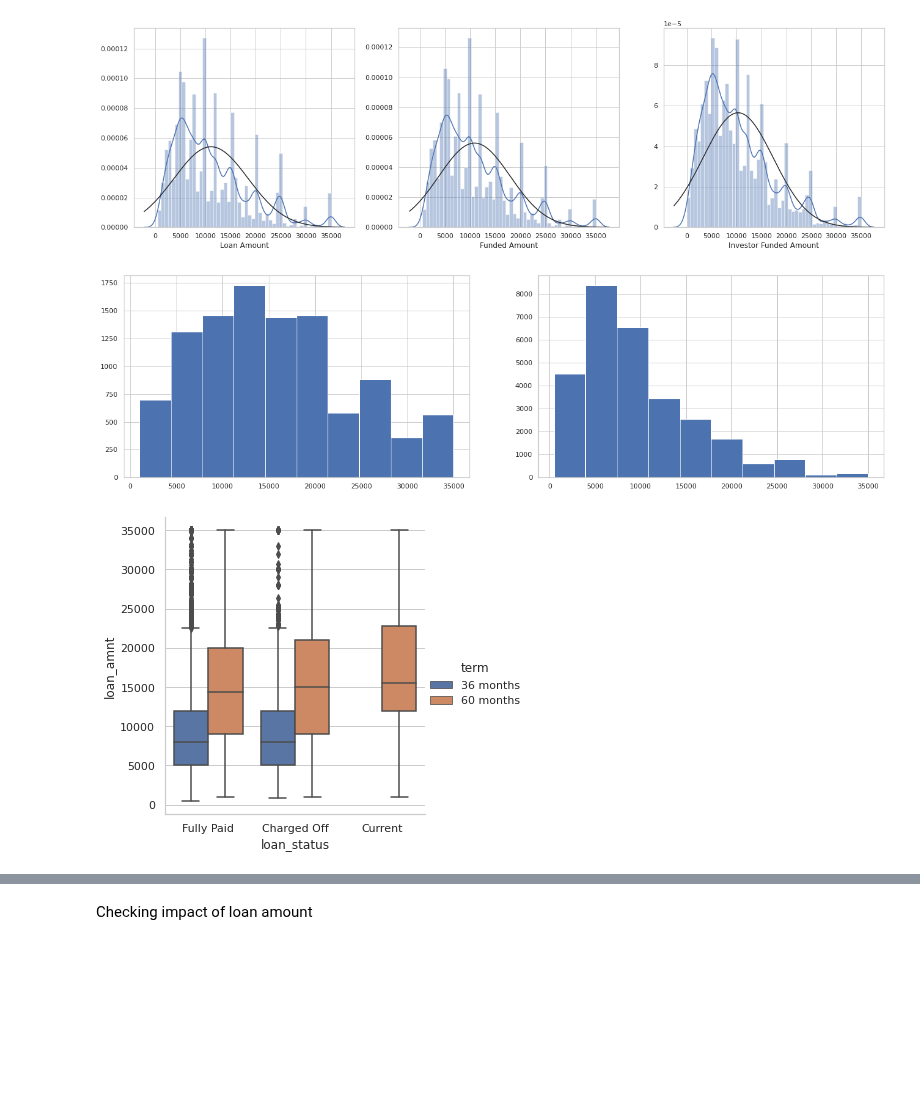
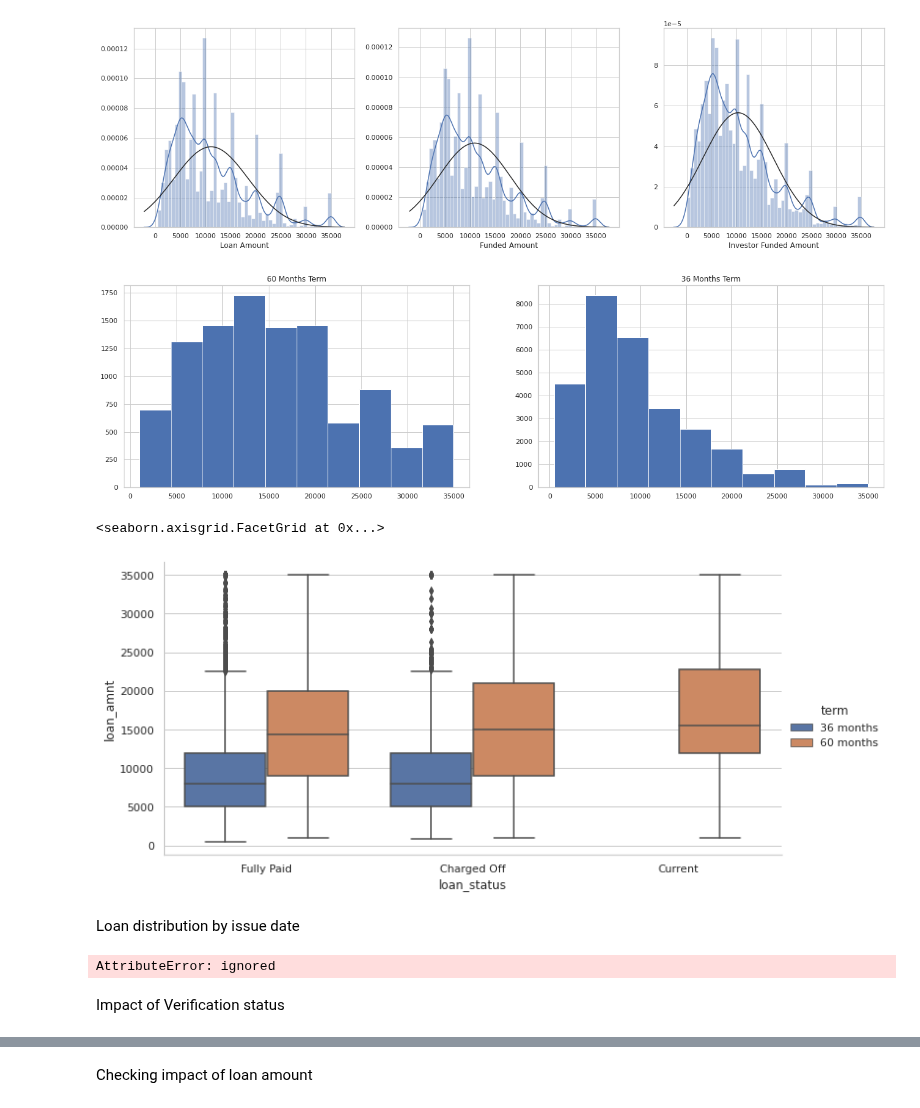
Before and after one commit to karthikmnkrishna/Loan-default-prediction, a Jupyter notebook: Loan_Case_study.ipynb, the cells around one changed output, grey strips where cells are left out. Drawn from its saved outputs; the diff is of its cells as text; code cells hidden in the pictures; blank space fills up the shorter version.

```diff
--- a/Loan_Case_study.ipynb
+++ b/Loan_Case_study.ipynb
@@ -265,15 +265,26 @@ plt.show()
 # %%
 plt.subplots(figsize=(22,6))
 plt.subplot(1,2,1)
 df[df.term == '60 months'].loan_amnt.hist()
+plt.title('60 Months Term')
 plt.subplot(1,2,2)
 df[df.term == '36 months'].loan_amnt.hist()
+plt.title('36 Months Term')
 plt.show()
 # %% [output]
-[figure, old version]
+[figure, new version]
 # %%
-sns.catplot(x="loan_status", y="loan_amnt", hue="term", kind="box", data=df);
+sns.catplot(x="loan_status", y="loan_amnt", hue="term", kind="box", data=df,height=5, aspect=2)
 # %% [output]
+<seaborn.axisgrid.FacetGrid at 0x...>
-[figure, old version]
+[figure, new version]
+# %% [markdown]
+Loan distribution by issue date
+# %%
+df.issue_d.date.year
+# %% [output]
+AttributeError: ignored
+# %% [markdown]
+Impact of Verification status
 # %%
 pd.crosstab(index=  [df.verification_status],columns = df.loan_status, values= df.loan_amnt , aggfunc ='count' , normalize= 'index'  )
```
Also changed, not shown: parts of 39 cells of this notebook.
